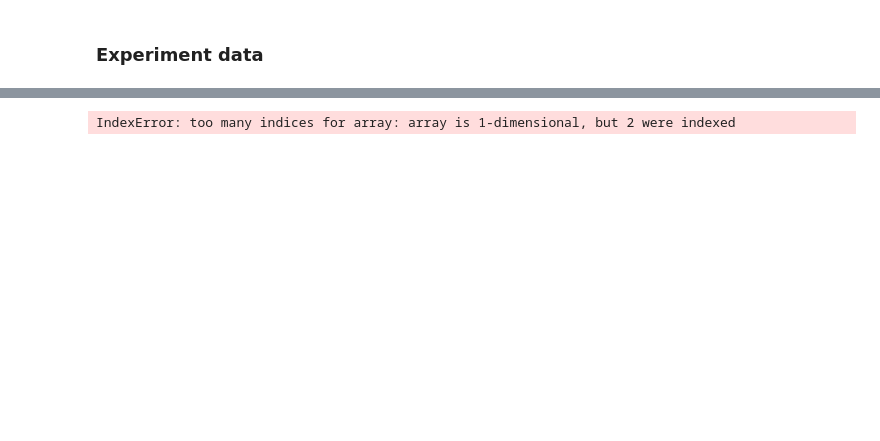
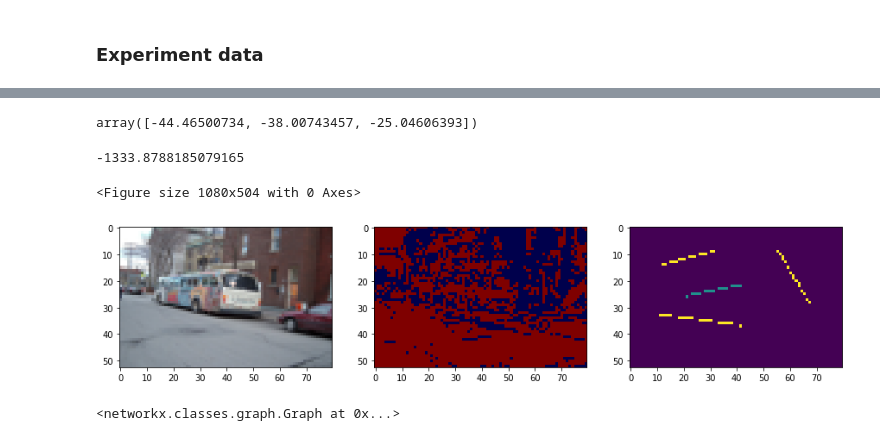
Before and after one commit to sellaziz/compi-graph-cut, a Jupyter notebook: test.ipynb, the cells around one changed output, grey strips where cells are left out. Saved outputs shown, nothing was run; the diff lists cells and outputs as text; code cells hidden in the pictures; blank space fills up the shorter version.

```diff
--- a/test.ipynb
+++ b/test.ipynb
@@ -132,7 +172,7 @@ array([[0.94509804, 0.96078431, 0.94901961],
 # %%
-idx = 7
+idx = 50
 n, p = images[0].size
-W, H = n//4, p//4
+W, H = n//6, p//6
 img = np.array(images[idx].resize((W,H))) / 255
 gt = np.array(groundtruths[idx].resize((W,H), resample=PIL.Image.NEAREST))
 label = np.array(labels[idx].resize((W,H), resample=PIL.Image.NEAREST))
@@ -140,13 +180,11 @@ label = np.array(labels[idx].resize((W,H), resample=PIL.Image.NEAREST))
 
 priors = (label==1, label==2)
 nbins = 30
-G, probs = image2graph(img, *priors, nbins=nbins, alpha=100, λ=0.7, sig=30)
+G, probs = image2graph(img, *priors, nbins=nbins, alpha=1, λ=10, sig=1)
 
-X = np.linspace(0, 1 + 1/(nbins+1), nbins+1)
-plt.title("Priors distribution")
-plt.plot(X, probs["obj"](X), label='PDF O')
-plt.plot(X, probs["bkg"](X), label='PDF B')
-plt.legend()
-plt.show()
+# X = np.linspace(0, 1 + 1/(nbins+1), nbins+1)
+# plt.title("Priors distribution")
+# plt.plot(X, probs["obj"](X), label='PDF O')
+# plt.plot(X, probs["bkg"](X), label='PDF B')
+# plt.legend()
+# plt.show()
-# %% [output]
-IndexError: too many indices for array: array is 1-dimensional, but 2 were indexed
@@ -156,0 +204,4 @@ np.histogram([[1,2],[3,2],[4,1]])
+# %%
+pdf_O(np.array([[0.1,0.4,0.3], [1,1,1], [0,0,0]]).T)
+# %% [output]
+array([-44.46500734, -38.00743457, -25.04606393])
@@ -157,2 +214,12 @@ np.histogram([[1,2],[3,2],[4,1]])
+# %%
+a = np.array(a)
+
+a.min()
+# %% [output]
+-1333.8788185079165
 # %%
-segment_plot(G, img, label, s=5)
+segment_plot_color(G, img, label, s=5)
+# %% [output]
+<Figure size 1080x504 with 0 Axes>
+[figure, added]
+<networkx.classes.graph.Graph at 0x...>
```
Also changed, not shown: parts of 13 cells of this notebook, 1 other file.
